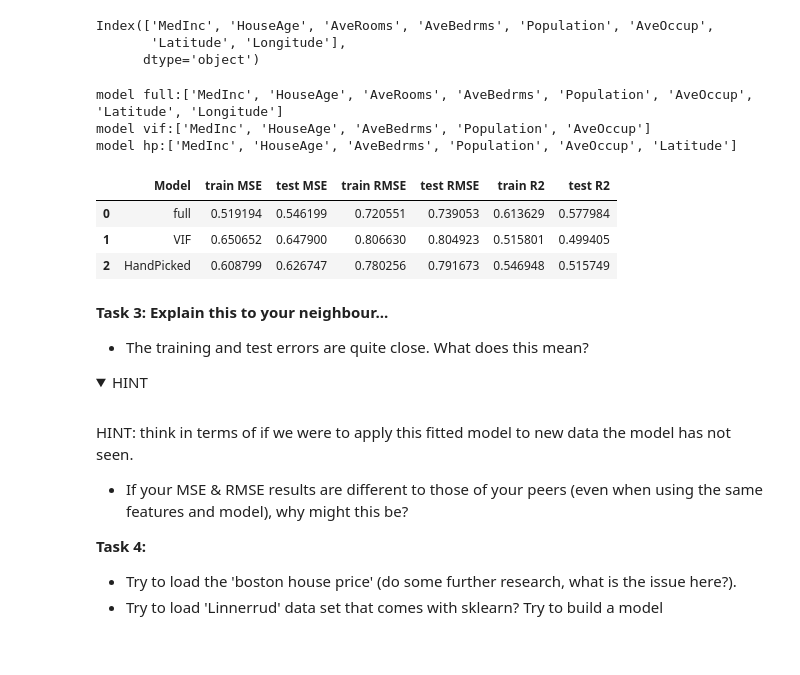
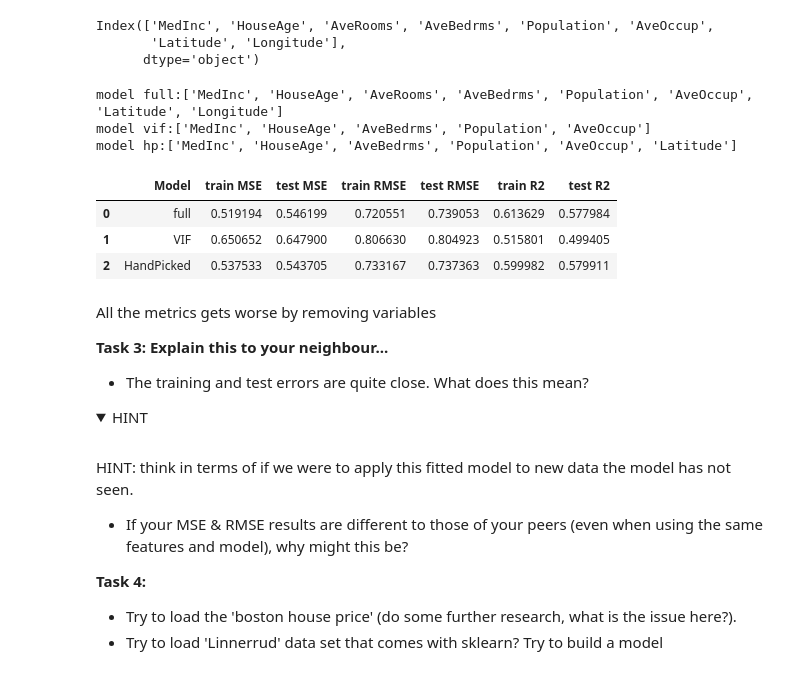
Before and after one commit to thomasmari/DataS3PG, a Jupyter notebook: module/8.Stats/Regression_lineaire_4/Notebooks/02b-LinearRegressionForPrediction.ipynb, the cells around one changed output. Cells and saved outputs as stored; diff of their text form; code cells hidden in the pictures; folded sections open.

```diff
--- a/module/8.Stats/Regression_lineaire_4/Notebooks/02b-LinearRegressionForPrediction.ipynb
+++ b/module/8.Stats/Regression_lineaire_4/Notebooks/02b-LinearRegressionForPrediction.ipynb
@@ -514,7 +514,7 @@ Index(['MedInc', 'HouseAge', 'AveRooms', 'AveBedrms', 'Population', 'AveOccup',
       dtype='object')
 # %%
 #input
-hp_vars = ['MedInc', 'HouseAge', 'AveRooms', 'AveBedrms', 'Population', 'AveOccup','Latitude', 'Longitude']
+hp_vars = ['MedInc', 'HouseAge', 'AveRooms', 'Population','Latitude', 'Longitude']
 #Training model and score
 from sklearn.linear_model import LinearRegression
 X_full_train = X_train
@@ -530,35 +530,38 @@ model_full.fit(X_train, y_train)
 model_vif.fit(X_vif_train, y_train)
 model_hp.fit(X_hp_train, y_train)
 # predict y values for testing data set
 y_pred_test = model_full.predict(X_test)
 y_pred_train = model_full.predict(X_train)
 y_pred_test_vif = model_vif.predict(X_vif_test)
 y_pred_train_vif = model_vif.predict(X_vif_train)
 y_pred_test_hp = model_hp.predict(X_hp_test)
 y_pred_train_hp = model_hp.predict(X_hp_train)
 # evaluate MSE
 print(f'model full:{list(X.columns)}')
 print(f'model vif:{list(variables_vif.columns)}')
 print(f'model hp:{list(variables_hp.columns)}')
 
 RMSE_score = pd.DataFrame()
 RMSE_score['Model'] = ['full','VIF','HandPicked']
 RMSE_score['train MSE'] = [mean_squared_error(y_train, y2) for y2 in [y_pred_train,y_pred_train_vif,y_pred_train_hp]]
 RMSE_score['test MSE'] = [mean_squared_error(y_test, y2) for y2 in [y_pred_test,y_pred_test_vif,y_pred_test_hp]]
 RMSE_score['train RMSE'] = [root_mean_squared_error(y_train, y2) for y2 in [y_pred_train,y_pred_train_vif,y_pred_train_hp]]
 RMSE_score['test RMSE'] = [root_mean_squared_error(y_test, y2) for y2 in [y_pred_test,y_pred_test_vif,y_pred_test_hp]]
 RMSE_score['train R2'] = [r2_score(y_train, y2) for y2 in [y_pred_train,y_pred_train_vif,y_pred_train_hp]]
 RMSE_score['test R2'] = [r2_score(y_test, y2) for y2 in [y_pred_test,y_pred_test_vif,y_pred_test_hp]]
 RMSE_score
 # %% [output]
 model full:['MedInc', 'HouseAge', 'AveRooms', 'AveBedrms', 'Population', 'AveOccup', 'Latitude', 'Longitude']
 model vif:['MedInc', 'HouseAge', 'AveBedrms', 'Population', 'AveOccup']
 model hp:['MedInc', 'HouseAge', 'AveBedrms', 'Population', 'AveOccup', 'Latitude']
 |  | Model | train MSE | test MSE | train RMSE | test RMSE | train R2 | test R2 |
 | 0 | full | 0.519194 | 0.546199 | 0.720551 | 0.739053 | 0.613629 | 0.577984 |
 | 1 | VIF | 0.650652 | 0.647900 | 0.806630 | 0.804923 | 0.515801 | 0.499405 |
-| 2 | HandPicked | 0.608799 | 0.626747 | 0.780256 | 0.791673 | 0.546948 | 0.515749 |
+| 2 | HandPicked | 0.537533 | 0.543705 | 0.733167 | 0.737363 | 0.599982 | 0.579911 |
 # %% [markdown]
+All the metrics gets worse by removing variables
+
+
 **Task 3: Explain this to your neighbour...**
 * The training and test errors are quite close. What does this mean?
 
```
Also changed, not shown: 2 other files.
